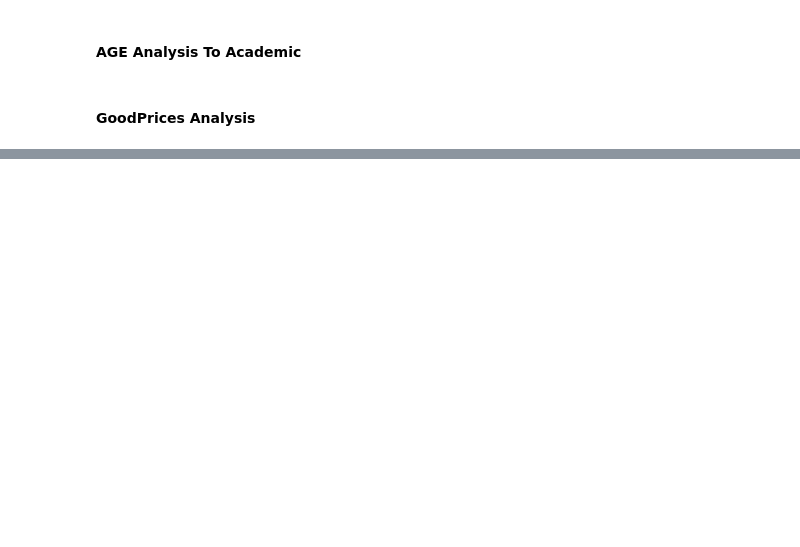
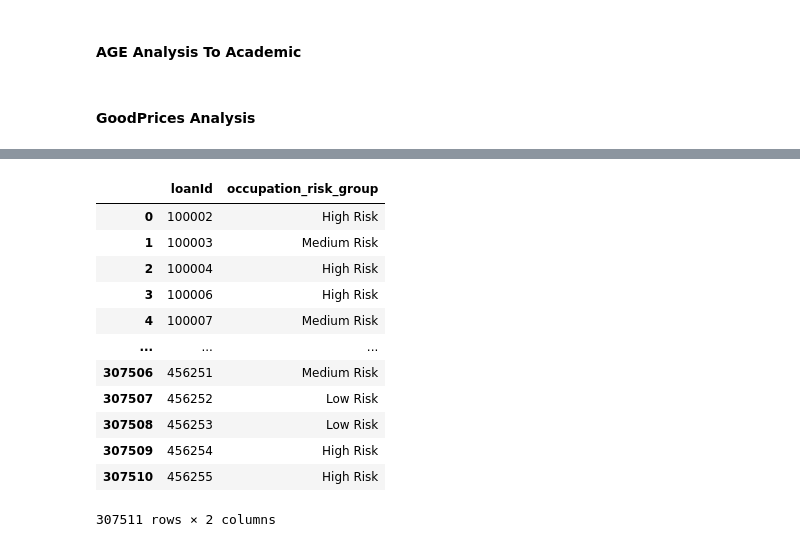
Before and after one commit to adikusumaa/Home-Credit-Group-DE, a Jupyter notebook: jobs/notebooks/Dev_Silver_HomeCredit Group.ipynb, the cells around one changed output, grey strips where cells are left out. Drawn from its saved outputs; the diff is of its cells as text; code cells hidden in the pictures; blank space fills up the shorter version.

```diff
--- a/jobs/notebooks/Dev_Silver_HomeCredit Group.ipynb
+++ b/jobs/notebooks/Dev_Silver_HomeCredit Group.ipynb
@@ -594,0 +537,30 @@ income_cross.toPandas()
+# %%
+occupation_feature = spark.sql("""
+SELECT
+    loanId,
+    CASE
+        WHEN occupation IN ('Low-skill Laborers', 'Drivers', 'Waiters/barmen staff',
+                            'Security staff', 'Laborers', 'Cooking staff', 'Cleaning staff')
+            THEN 'High Risk'
+        WHEN occupation IN ('Sales staff', 'Realty agents', 'Secretaries',
+                            'Private service staff', 'Core staff', 'None')
+            THEN 'Medium Risk'
+        ELSE 'Low Risk'
+    END AS occupation_risk_group
+FROM application
+""")
+occupation_feature.toPandas()
+# %% [output]
+|  | loanId | occupation_risk_group |
+| 0 | 100002 | High Risk |
+| 1 | 100003 | Medium Risk |
+| 2 | 100004 | High Risk |
+| 3 | 100006 | High Risk |
+| 4 | 100007 | Medium Risk |
+| ... | ... | ... |
+| 307506 | 456251 | Medium Risk |
+| 307507 | 456252 | Low Risk |
+| 307508 | 456253 | Low Risk |
+| 307509 | 456254 | High Risk |
+| 307510 | 456255 | High Risk |
+307511 rows × 2 columns
```
Also changed, not shown: parts of 27 cells of this notebook, 4 other files.
